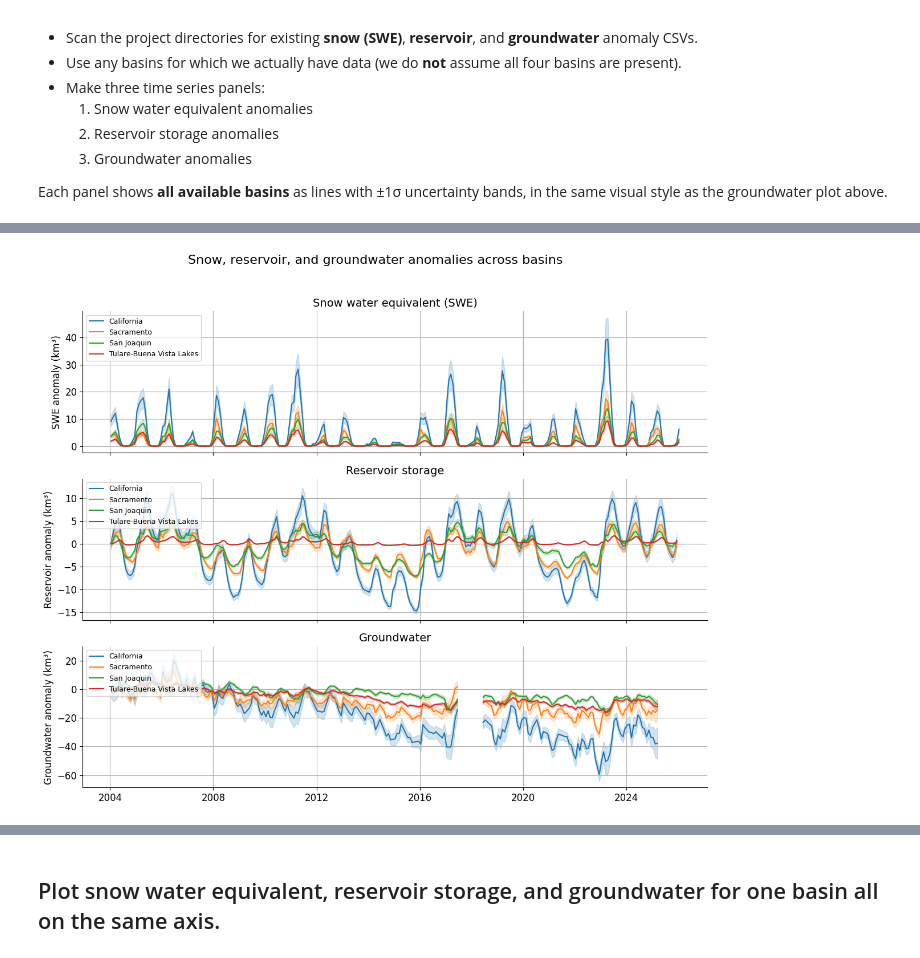
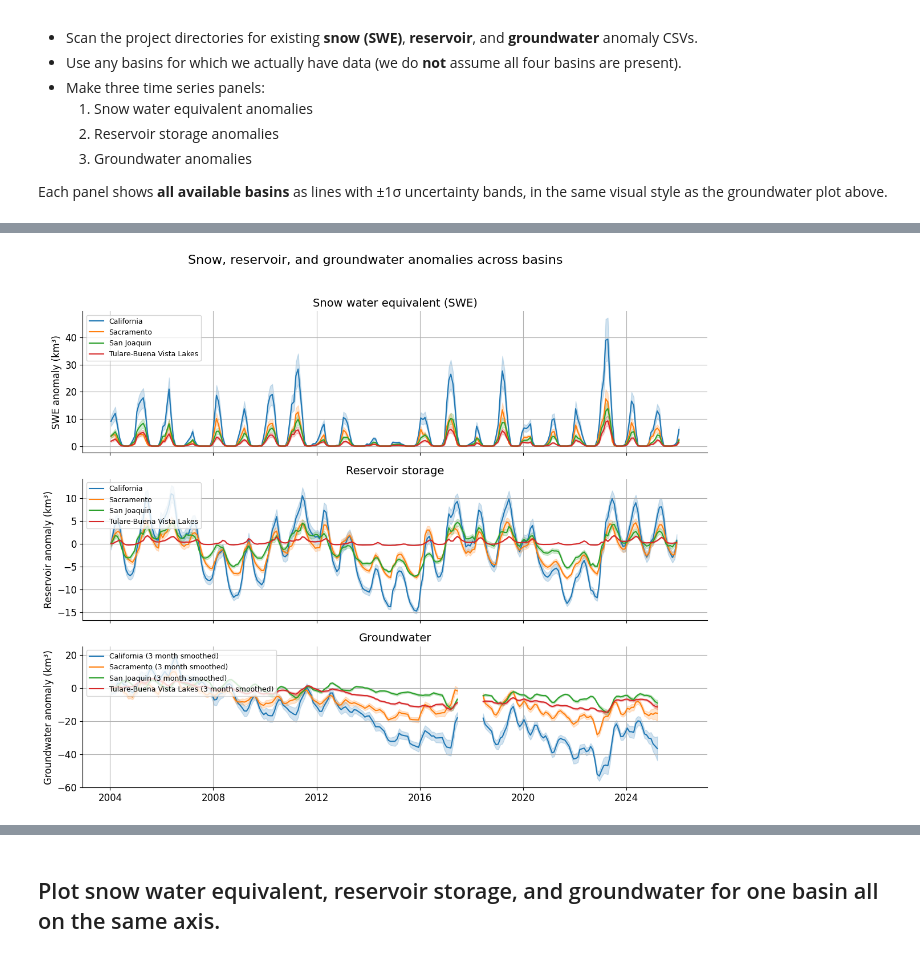
Before and after one commit to NASA-GRACE/GRACE-California-Groundwater, a Jupyter notebook: compute_groundwater_notebook.ipynb, the cells around one changed output, grey strips where cells are left out. Saved outputs shown, nothing was run; the diff lists cells and outputs as text; code cells hidden in the pictures.

```diff
--- a/compute_groundwater_notebook.ipynb
+++ b/compute_groundwater_notebook.ipynb
@@ -1260,13 +1260,13 @@ So far we’ve focused on a single basin. In this section, we:
 
 Each panel shows **all available basins** as lines with ±1σ uncertainty bands, in the same visual style as the groundwater plot above.
 # %%
-# Set split_gaps to None in order to plot a single unbroken line that interpolates over missing data.
-# Set split_gaps to (e.g.) 2.0 to break lines at gaps ≥ 2 years
-split_gaps = 0.5
+# Set split_gaps_months to None to plot a single unbroken line that interpolates over missing data.
+# Set split_gaps_months to (e.g.) 6 to break lines at gaps ≥ 6 months
+split_gaps_months = 6
 
 gap_threshold = None
-if split_gaps is not None:
-    gap_threshold = pd.Timedelta(days=365.25 * float(split_gaps))
+if split_gaps_months is not None:
+    gap_threshold = pd.Timedelta(days=30.4375 * float(split_gaps_months))  # mean month length
 
 def load_component_series(component: str, basin_name: str) -> pd.DataFrame | None:
     """
@@ -1339,6 +1339,7 @@ def plot_with_uncertainty_generic_split_gaps(
     error_col: str = "error",
     color_line=None,
     shift_to_zero: bool = False,
+    smooth_window: int | None = None,
 ):
     """
     Like plot_with_uncertainty_generic(), but optionally splits line/band at gaps > gap_threshold.
@@ -1352,16 +1353,44 @@ def plot_with_uncertainty_generic_split_gaps(
     if dfv.empty:
         return
 
+    # If smoothing is requested, annotate the legend label
+    plot_label = label
+    if smooth_window is not None:
+        plot_label = f"{label} ({int(smooth_window)} month smoothed)"
+
     if shift_to_zero:
         offset = float(dfv[value_col].min())
         dfv = dfv.copy()
         dfv[value_col] = dfv[value_col] - offset
         # Uncertainty does not change under a constant shift.
 
+    if smooth_window is not None:
+        # Smooth the value and propagate uncertainty via sigma_smooth = sqrt(sum(sigma_i^2)) / n
+        dfv = dfv.sort_index().copy()
+
+        dfv[value_col] = dfv[value_col].rolling(
+            window=int(smooth_window), center=True, min_periods=1
+        ).mean()
+
+        def _roll_sigma(series: pd.Series) -> float:
+            s = series.dropna()
+            n = len(s)
+            if n == 0:
+                return np.nan
+            return np.sqrt((s ** 2).sum()) / n
+
+        dfv[error_col] = dfv[error_col].rolling(
+            window=int(smooth_window), center=True, min_periods=1
+        ).apply(_roll_sigma, raw=False)
+
+        # If baseline_mode=2, re-base AFTER smoothing so the smoothed series starts at 0
+        if getattr(options, "baseline_mode", 1) == 2 and not dfv.empty:
+            dfv[value_col] = dfv[value_col] - dfv[value_col].iloc[0]
+
     # No splitting -> original behavior
     if gap_threshold is None:
         plot_with_uncertainty_generic(
-            ax, dfv, label=label, value_col=value_col, error_col=error_col, color_line=color_line
+            ax, dfv, label=plot_label, value_col=value_col, error_col=error_col, color_line=color_line
         )
         return
 
@@ -1382,7 +1411,7 @@ def plot_with_uncertainty_generic_split_gaps(
             line = ax.plot(
                 seg.index,
                 seg[value_col],
-                label=label if first else None,
+                label=plot_label if first else None,
                 color=color,
             )[0]
             c = line.get_color() if color is None else color
@@ -1469,6 +1498,7 @@ else:
                 error_col="error",
                 color_line=basin_color.get(basin_name),
                 shift_to_zero=(comp == "swe"),
+                smooth_window=(3 if comp == "groundwater" else None),
             )
 
         ax.set_ylabel(y_label)
@@ -1504 +1534 @@ logging.info("Done.")
-[figure, old version]
+[figure, new version]
```
Also changed, not shown: parts of 2 cells of this notebook.
